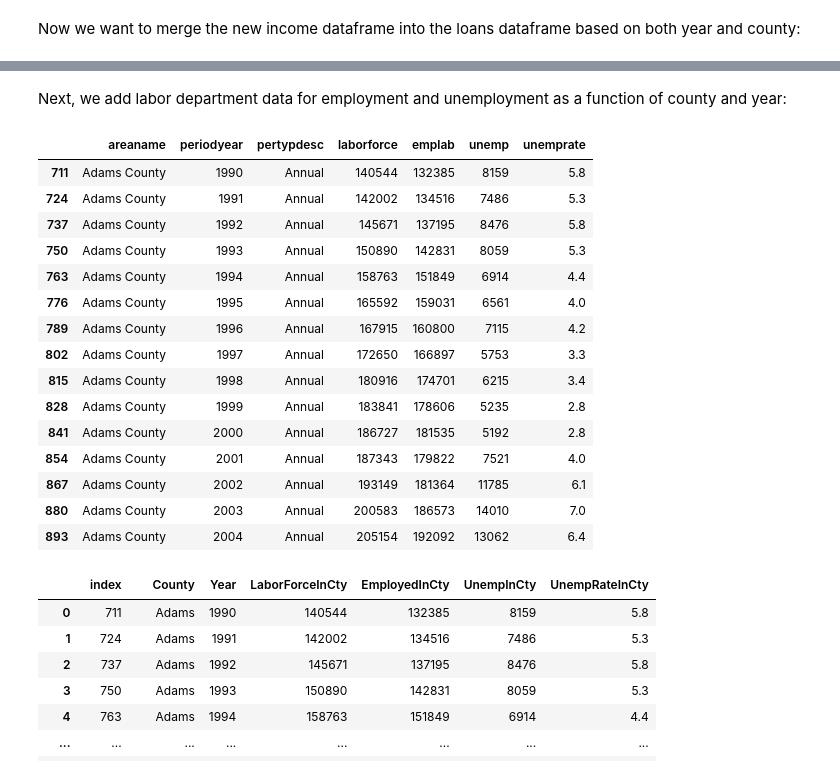
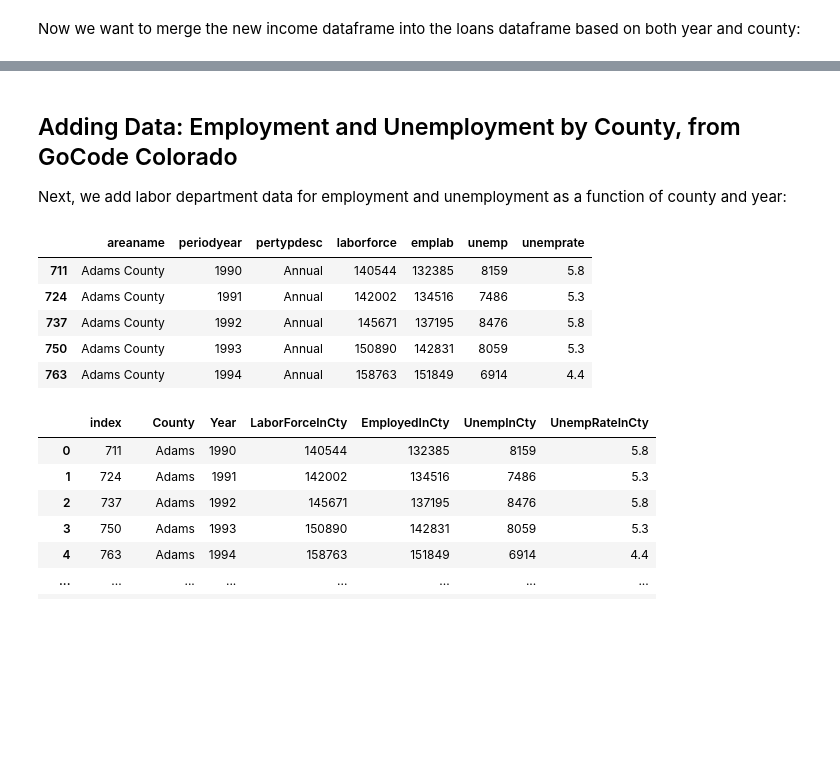
Before and after one commit to david-olivero/Loans-In-Colorado, a Jupyter notebook: SBA_Capstone_Data_Wrangling.ipynb, the cells around one changed output, grey strips where cells are left out. Cells and saved outputs as stored; diff of their text form; code cells hidden in the pictures; blank space fills up the shorter version.

```diff
--- a/SBA_Capstone_Data_Wrangling.ipynb
+++ b/SBA_Capstone_Data_Wrangling.ipynb
@@ -366,34 +356,24 @@ df.tail(10)
 # %% [markdown]
+## Adding Data: Employment and Unemployment by County, from GoCode Colorado ##
 Next, we add labor department data for employment and unemployment as a function of county and year:
 # %%
 file_unemp = 'Unemployment_Estimates_in_Colorado.csv'
 
 employ = pd.read_csv(file_unemp, usecols=['areaname', 'periodyear', 'pertypdesc','laborforce', 'emplab','unemp','unemprate' ])
 #employ = pd.read_csv(file_unemp)
 
 # Wrangle and tidy dataset for use:
 
 employ = employ[employ['areaname'].str.endswith('County')]    # <------ Discard all non-county rows
 employ = employ[employ['periodyear'] >= 1990]                 # <------ Discard all dates prior to 1990
 employ = employ[employ['pertypdesc'] == 'Annual']             # <------ Discard all monthly data
 
-
-employ.head(15)
+employ.head()
 # %% [output]
 |  | areaname | periodyear | pertypdesc | laborforce | emplab | unemp | unemprate |
 | 711 | Adams County | 1990 | Annual | 140544 | 132385 | 8159 | 5.8 |
 | 724 | Adams County | 1991 | Annual | 142002 | 134516 | 7486 | 5.3 |
 | 737 | Adams County | 1992 | Annual | 145671 | 137195 | 8476 | 5.8 |
 | 750 | Adams County | 1993 | Annual | 150890 | 142831 | 8059 | 5.3 |
 | 763 | Adams County | 1994 | Annual | 158763 | 151849 | 6914 | 4.4 |
-| 776 | Adams County | 1995 | Annual | 165592 | 159031 | 6561 | 4.0 |
-| 789 | Adams County | 1996 | Annual | 167915 | 160800 | 7115 | 4.2 |
-| 802 | Adams County | 1997 | Annual | 172650 | 166897 | 5753 | 3.3 |
-| 815 | Adams County | 1998 | Annual | 180916 | 174701 | 6215 | 3.4 |
-| 828 | Adams County | 1999 | Annual | 183841 | 178606 | 5235 | 2.8 |
-| 841 | Adams County | 2000 | Annual | 186727 | 181535 | 5192 | 2.8 |
-| 854 | Adams County | 2001 | Annual | 187343 | 179822 | 7521 | 4.0 |
-| 867 | Adams County | 2002 | Annual | 193149 | 181364 | 11785 | 6.1 |
-| 880 | Adams County | 2003 | Annual | 200583 | 186573 | 14010 | 7.0 |
-| 893 | Adams County | 2004 | Annual | 205154 | 192092 | 13062 | 6.4 |
 # %%
```
Also changed, not shown: parts of 57 cells of this notebook.
